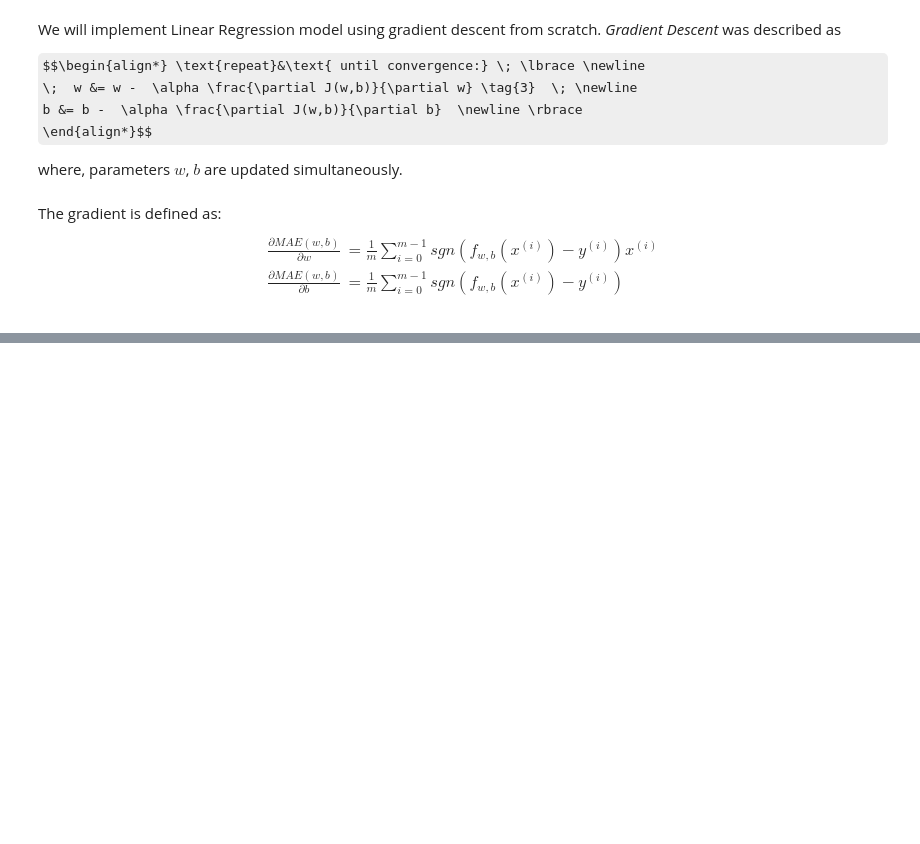
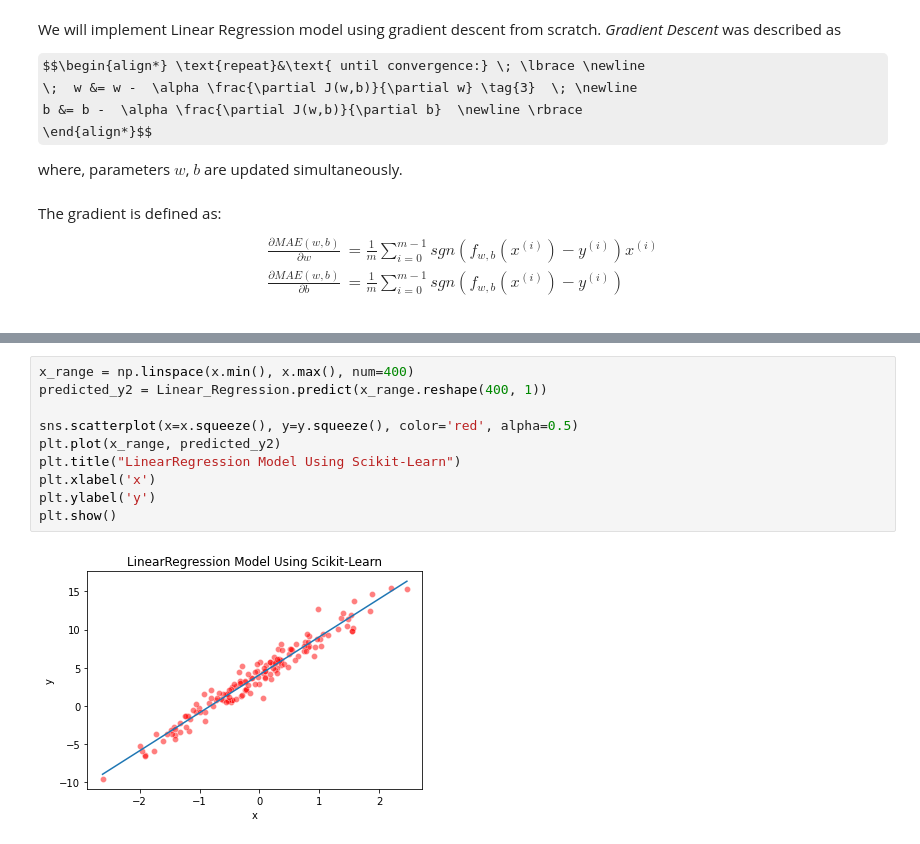
Before and after one commit to MohammadRouintan/Implementation-LinearRegression-From-Scratch, a Jupyter notebook: LR_MeanAbsoluteError.ipynb, the cells around one changed output, grey strips where cells are left out. Saved outputs shown, nothing was run; the diff lists cells and outputs as text; some formulas as TeX source; blank space fills up the shorter version.

```diff
--- a/LR_MeanAbsoluteError.ipynb
+++ b/LR_MeanAbsoluteError.ipynb
@@ -118,0 +156,12 @@ Write a conclusion and references which you've used in your homework
+# %%
+x_range = np.linspace(x.min(), x.max(), num=400)
+predicted_y2 = Linear_Regression.predict(x_range.reshape(400, 1))
+
+sns.scatterplot(x=x.squeeze(), y=y.squeeze(), color='red', alpha=0.5)
+plt.plot(x_range, predicted_y2)
+plt.title("LinearRegression Model Using Scikit-Learn")
+plt.xlabel('x')
+plt.ylabel('y')
+plt.show()
+# %% [output]
+[figure, added]
```
Also changed, not shown: parts of 26 cells of this notebook, 2 other files.
